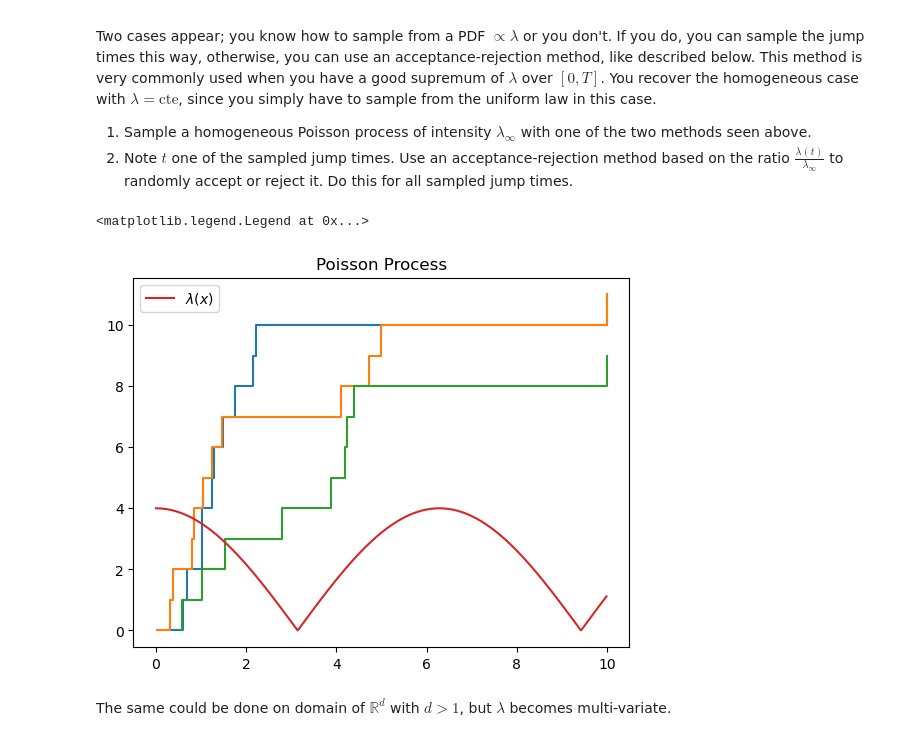
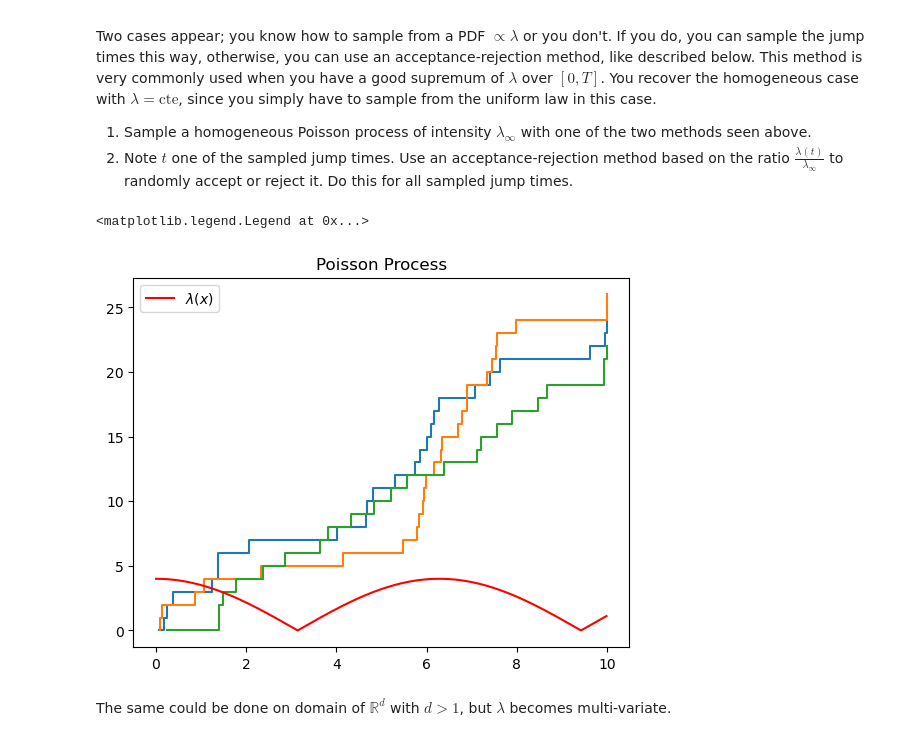
Before and after one commit to roomate/ML_from_scratch, a Jupyter notebook: random_algos.ipynb, the cells around one changed output. Drawn from its saved outputs; the diff is of its cells as text; code cells hidden in the pictures.

```diff
--- a/random_algos.ipynb
+++ b/random_algos.ipynb
@@ -264,30 +262,30 @@ Two cases appear; you know how to sample from a PDF $\propto \lambda$ or you don
 # %%
 lambd_inf = 4
 lambd = lambda x: lambd_inf*np.abs(np.cos(x/2))
 
 def accept_rejection(t):
     alpha = np.random.rand()
     ratio = lambd(t)/lambd_inf
     if alpha < ratio:
         return t
     else:
         return
 
 T = 10
 N_simu = 3
 for i in range(N_simu):
-    delta_T = inv_CDF_exp_vect(np.random.rand(20), lambd = lambd_inf) #Sample intervals between two time jumps
+    delta_T = inv_CDF_exp_vect(np.random.rand(100), lambd = lambd_inf) #Sample intervals between two time jumps
     List_T = filter(lambda x: accept_rejection(x), np.cumsum(delta_T))
     List_T = list(filter(lambda x: x <= T, List_T)) + [T]
 
     Poisson = range(len(List_T))
     plt.step(List_T, Poisson, where = 'post')
-plt.plot(np.arange(0, 10, .01), lambd(np.arange(0, 10, .01)), label = "$\lambda(x)$")
+plt.plot(np.arange(0, 10, .01), lambd(np.arange(0, 10, .01)), label = "$\lambda(x)$", color = "r")
 plt.title("Poisson Process")
 plt.legend()
 # %% [output]
 <matplotlib.legend.Legend at 0x...>
-[figure, old version]
+[figure, new version]
 # %% [markdown]
 The same could be done on domain of $\mathbb{R}^d$ with $d>1$, but $\lambda$ becomes multi-variate.
 # %% [markdown]
```
Also changed, not shown: parts of 9 cells of this notebook.
